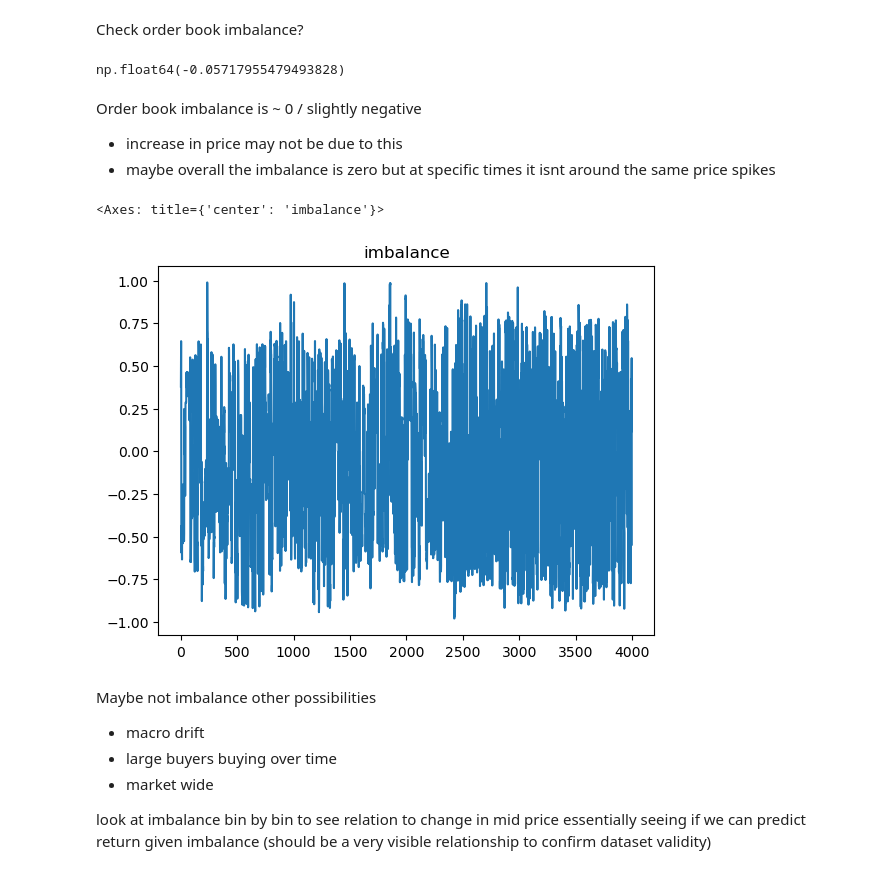
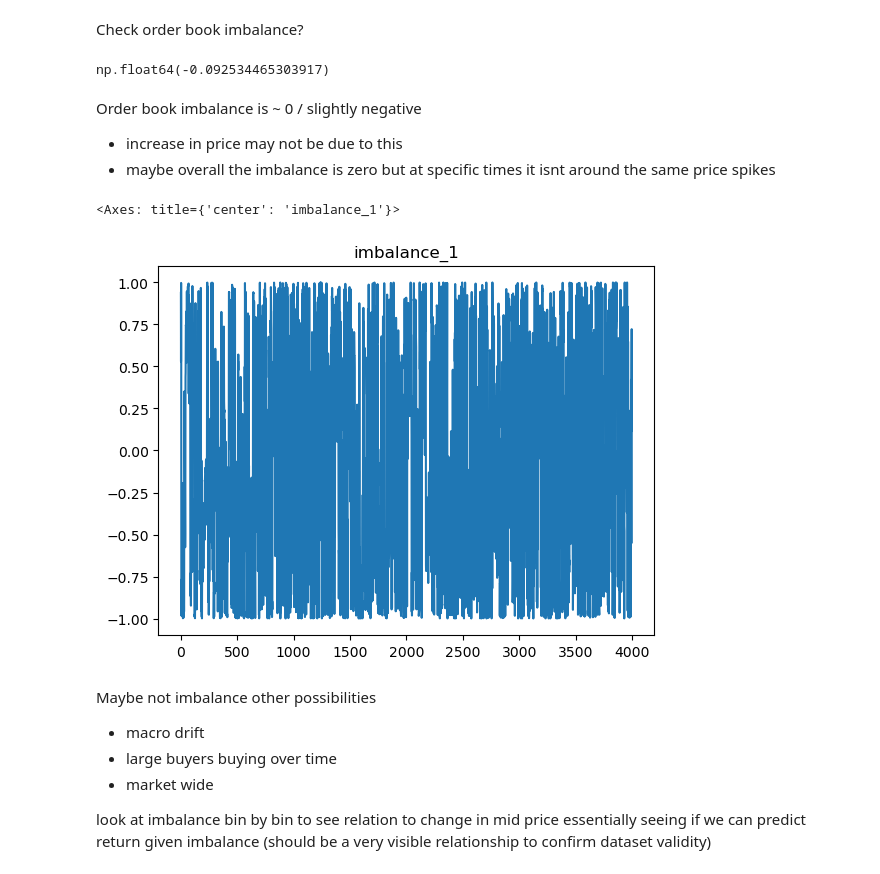
Before and after one commit to jay-odedra/microstructure-alpha-engine, a Jupyter notebook: notebooks/01_data_download_exploration.ipynb, the cells around one changed output. Saved outputs shown, nothing was run; the diff lists cells and outputs as text; code cells hidden in the pictures.

```diff
--- a/notebooks/01_data_download_exploration.ipynb
+++ b/notebooks/01_data_download_exploration.ipynb
@@ -268,0 +366,14 @@ combined_df
+# %%
+# Weighted microprice for multiple levels
+
+numerator10 = sum(
+    combined_df[f"bid_volume_{i}"] * combined_df[f"ask_price_{i}"]
+    + combined_df[f"ask_volume_{i}"] * combined_df[f"bid_price_{i}"]
+    for i in range(1, 11)
+)
+
+denominator10 = sum(
+    combined_df[f"bid_volume_{i}"] + combined_df[f"ask_volume_{i}"]
+    for i in range(1, 11)
+)
+combined_df["microprice_weighted_10"] = numerator10 / denominator10
@@ -396,12 +513,10 @@ rows = []
 
 for i, mask in enumerate(trades_df_interval_masks):
     trade_features = compute_trade_features(trades_df[mask])
-    combined_row = pd.concat([
-        combined_df.iloc[i], pd.Series(trade_features)
-    ])
+    combined_row = pd.concat([combined_df.iloc[i], pd.Series(trade_features)])
     rows.append(combined_row)
 
 final_dataset = pd.DataFrame(rows)
-
+trades_df_interval_masks = []
 final_dataset
 # %% [output]
@@ -421,3 +536,25 @@ final_dataset
+# %%
+final_dataset["trade_volume_change"] = final_dataset["total_trade_volume"].diff()
+final_dataset["trade_volume_imbalance"] = (
+    final_dataset["buy_volume"] - final_dataset["sell_volume"]
+) / (final_dataset["buy_volume"] + final_dataset["sell_volume"])
+
+final_dataset["lag_trade_volume_imbalance_1"] = final_dataset[
+    "trade_volume_imbalance"
+].shift(1)
+
+final_dataset["lag_trade_volume_imbalance_2"] = final_dataset[
+    "trade_volume_imbalance"
+].shift(2)
+
+final_dataset["lag_trade_volume_imbalance_3"] = final_dataset[
+    "trade_volume_imbalance"
+].shift(3)
+
+
+final_dataset["lag_trade_volume_imbalance_5"] = final_dataset[
+    "trade_volume_imbalance"
+].shift(5)
 # %% [markdown]
 # Actual data exploration
 # %%
@@ -477,18 +625,18 @@ Name: mid_price_change, dtype: float64
 # %% [markdown]
 Check order book imbalance?
 # %%
-final_dataset["imbalance"].mean()
+final_dataset["imbalance_1"].mean()
 # %% [output]
-np.float64(-0.05717955479493828)
+np.float64(-0.092534465303917)
 # %% [markdown]
 Order book imbalance is ~ 0 / slightly negative
 - increase in price may not be due to this
 -  maybe overall the imbalance is zero but at specific times it isnt around the same price spikes
 # %%
-final_dataset["imbalance"].plot(title="imbalance")
+final_dataset["imbalance_1"].plot(title="imbalance_1")
 # %% [output]
-<Axes: title={'center': 'imbalance'}>
+<Axes: title={'center': 'imbalance_1'}>
-[figure, old version]
+[figure, new version]
 # %% [markdown]
 Maybe not imbalance other possibilities
 - macro drift
```
Also changed, not shown: parts of 31 cells of this notebook, 1 other file.
